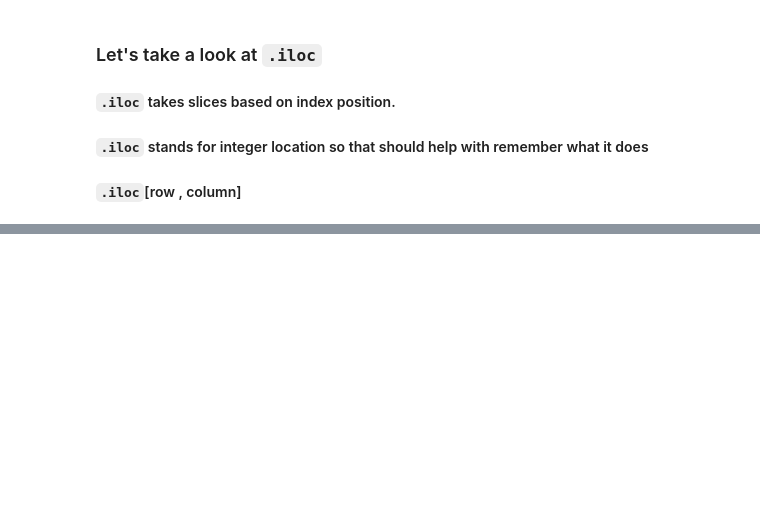
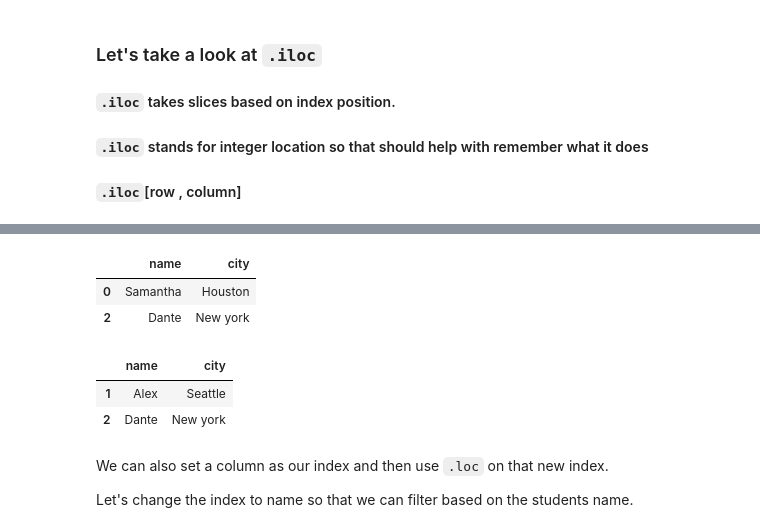
Before and after one commit to learn-co-students/Loading_Data_in_Pandas, a Jupyter notebook: libraries_numpy_pandas-SOLUTION.ipynb, the cells around one changed output, grey strips where cells are left out. Saved outputs shown, nothing was run; the diff lists cells and outputs as text; code cells hidden in the pictures; blank space fills up the shorter version.

```diff
--- a/libraries_numpy_pandas-SOLUTION.ipynb
+++ b/libraries_numpy_pandas-SOLUTION.ipynb
@@ -935,6 +777,2 @@ students_df.loc[[0, 2], ['name', 'city']]
-# %%
-# if index rearranged
-school_ids = ['5', '11', '3']
-students_df = pd.DataFrame(student_dict, index=school_ids)
 # %%
 students_df
@@ -941,3 +832,8 @@ students_df
 # %%
-# What should we get now?
+#SOLUTION
+# name and city for rows with index 0 and 2
 students_df.loc[[0, 2], ['name', 'city']]
+# %% [output]
+|  | name | city |
+| 0 | Samantha | Houston |
+| 2 | Dante | New york |
@@ -947,3 +840,15 @@ students_df.loc[['5', '11'], ['name', 'city']]
+# %%
+#SOLUTION
+# name and age for rows with index 1 and 2
+students_df.loc[1:2, ['name', 'age']]
+# %% [output]
+|  | name | city |
+| 1 | Alex | Seattle |
+| 2 | Dante | New york |
+# %% [markdown]
+We can also set a column as our index and then use `.loc` on that new index.
+
+Let's change the index to name so that we can filter based on the students name.
 # %%
 students_df.set_index("name", inplace=True)
 students_df
```
Also changed, not shown: parts of 108 cells of this notebook, 1 other file.
